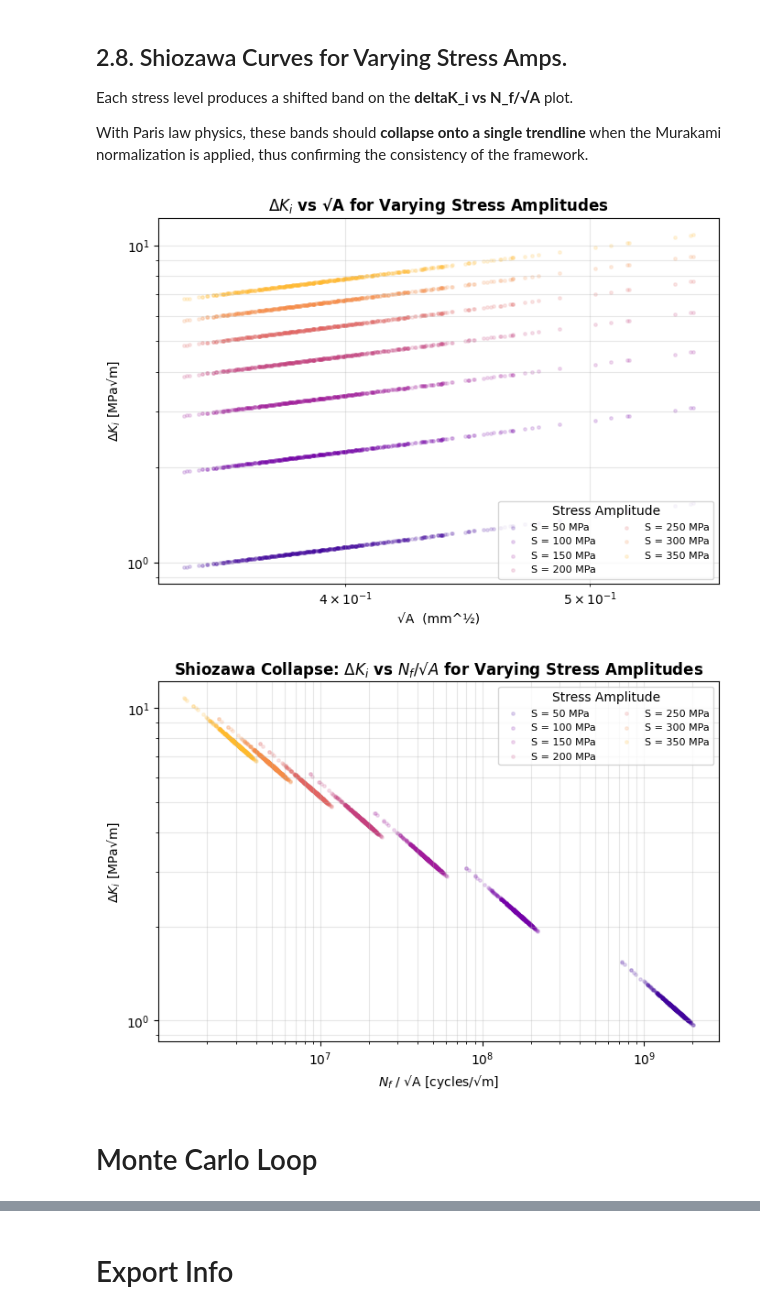
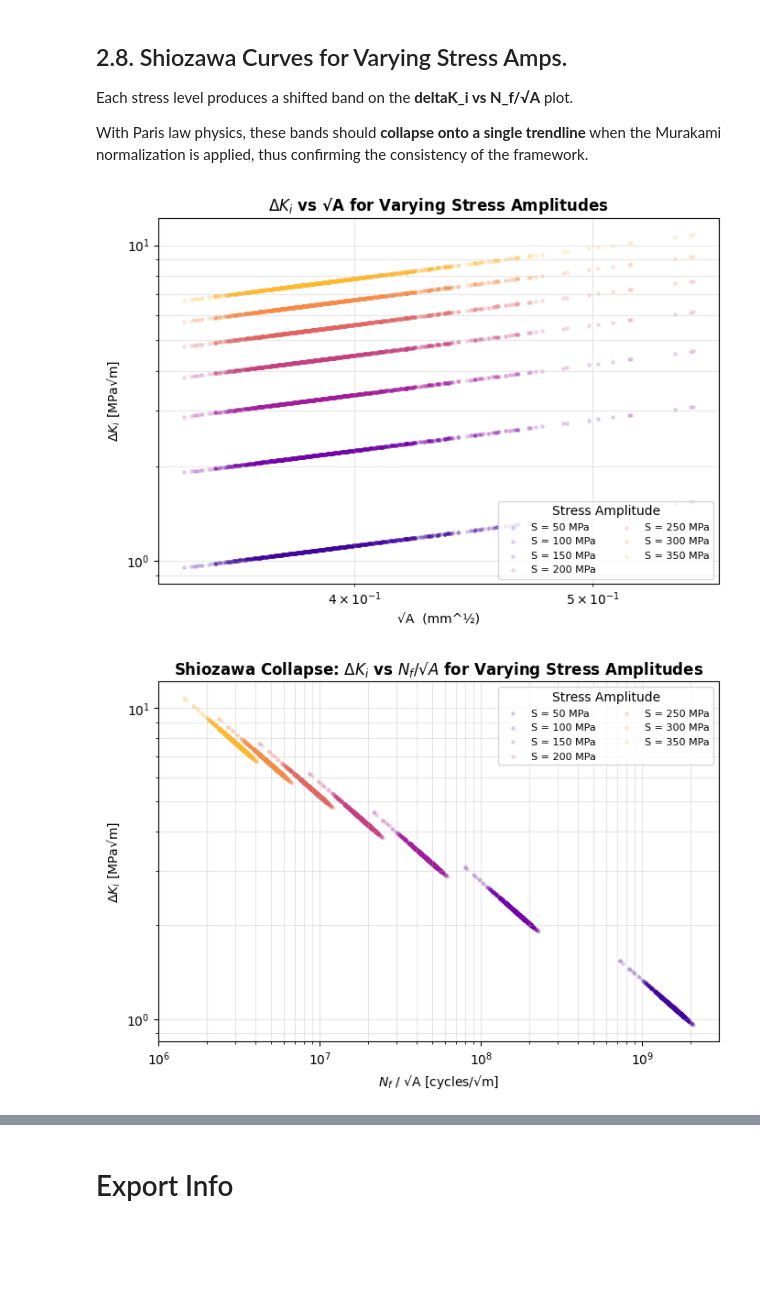
Before and after one commit to jessk816/pinn, a Jupyter notebook: models/paris/workflow_2.ipynb, the cells around one changed output, grey strips where cells are left out. Drawn from its saved outputs; the diff is of its cells as text; code cells hidden in the pictures; blank space fills up the shorter version.

```diff
--- a/models/paris/workflow_2.ipynb
+++ b/models/paris/workflow_2.ipynb
@@ -392,19 +382,25 @@ Instead of taking all the defects from every specimen, only the critical (max.)
 
 The distribution of per-specimen maxima follows a Generalized Extreme Value (GEV) distribution.
 # %%
-# define function to select the crtical (max.) defect
-def critical_defect(defects):
-    return np.max(defects)
+# # define function to select the crtical (max.) defect
+# def critical_defect(defects):
+#     return np.max(defects)
 
 max_defects = []        # empty list to store every max. defect
 sqrt_A = []             # empty list to store every sqrt_A
 
+# find the max defect in each specimen
 max_defects = np.array([
     np.max(defects)
     for defects in all_specimens
 ])
 
-sqrt_A = np.array([max_defects])
+# take the square root of every element in the max_defects list
+sqrt_A = np.sqrt(max_defects)
+
+# convert arrays for plotting
+sqrt_A = np.asarray(sqrt_A, dtype=float)
+sqrt_A = sqrt_A[np.isfinite(sqrt_A)]
 # %% [markdown]
 ### 2.5.a. Generalized Extreme Value Distribution (GEV)
 - each specimen contains many defects
@@ -698,43 +678,43 @@ fig2, ax2 = plt.subplots(figsize=(7, 5))    # deltaK_i vs N/√A  (Shiozawa coll
 colors_s = plt.cm.plasma(np.linspace(0.1, 0.85, len(S_vals)))
 
 for Si, ci in zip(S_vals, colors_s):
-    ds_i   = 2.0 * Si                       # delta_sigma for R = -1
-    Nf_i   = fatigue_life_paris(max_defects, Si, C, m, Y, delta_sigma=ds_i)
-    dKi_i  = delta_K_initial(max_defects, ds_i, Y)
-    sqA_i  = np.sqrt(max_defects)
-    Nnorm_i   = Nf_i / sqA_i
+    ds_i = 2.0 * Si                       # delta_sigma for R = -1
 
-    ax1.scatter(sqA_i * conv, dKi_i, alpha=0.15, s=6, color=ci,
+    Nf_i = fatigue_life_paris(max_defects, Si, C, m, Y, delta_sigma=ds_i)
+    dKi_i = delta_K_initial(max_defects, ds_i, Y)
+
+    #sqrt_A_i = np.sqrt(max_defects)
+    Nnorm_i = Nf_i / sqrt_A
+
+    ax1.scatter(sqrt_A * conv, dKi_i, alpha=0.15, s=6, color=ci,
                 label=f"S = {Si} MPa")
     ax2.scatter(Nnorm_i, dKi_i, alpha=0.15, s=6, color=ci,
                 label=f"S = {Si} MPa")
 
 for ax, xlabel, title in [
     # x-axis label, title for each plot
     (ax1, "√A  (mm^½)",
      "$\\Delta K_i$ vs √A for Varying Stress Amplitudes"),
     (ax2, "$N_f$ / √A [cycles/√m]",
      "Shiozawa Collapse: $\\Delta K_i$ vs $N_f / √A$ for Varying Stress Amplitudes"),
 ]:
     # log-log scale for both plots
     ax.set_xscale("log")
     ax.set_yscale("log")
 
     # axes labels, titles for both plots
     ax.set_xlabel(xlabel)
     ax.set_ylabel("$\\Delta K_i$ [MPa√m]")
     ax.set_title(title, fontweight="bold")
 
     # legends, grids
     ax.legend(fontsize=8, ncol=2, title="Stress Amplitude")
     ax.grid(alpha=0.3, which="both")
 
 # save and show
 fig1.tight_layout(); fig1.savefig("graphs/2_shiozawa_dK_sqrtA.png", dpi=150)
 fig2.tight_layout(); fig2.savefig("graphs/2_shiozawa_collapse.png",  dpi=150)
 plt.show()
 # %% [output]
-[figure, old version]
+[figure, new version]
-[figure, old version]
+[figure, new version]
-# %% [markdown]
-# Monte Carlo Loop
```
Also changed, not shown: parts of 51 cells of this notebook, 7 other files.
